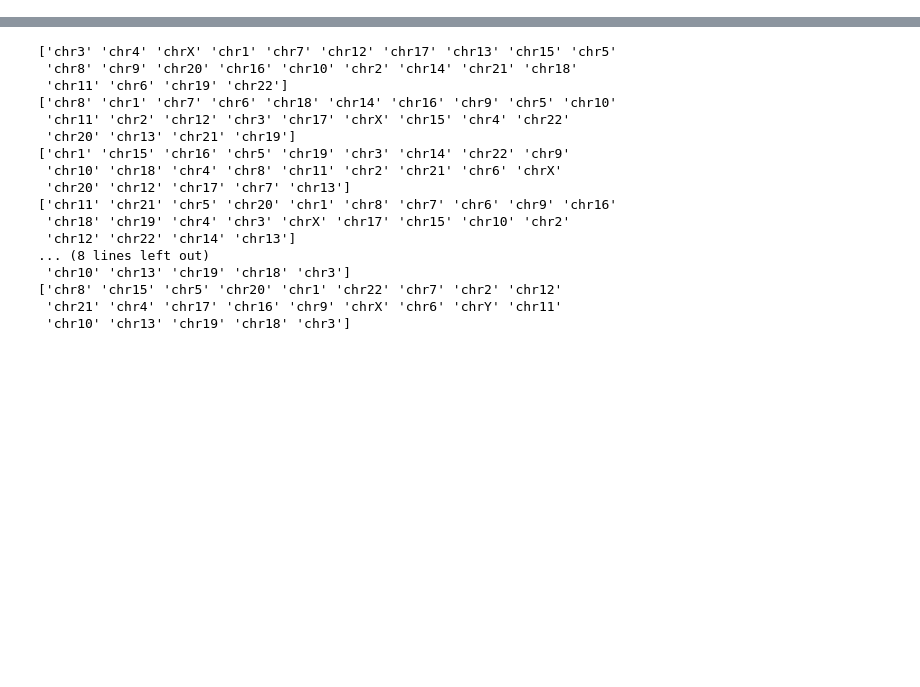
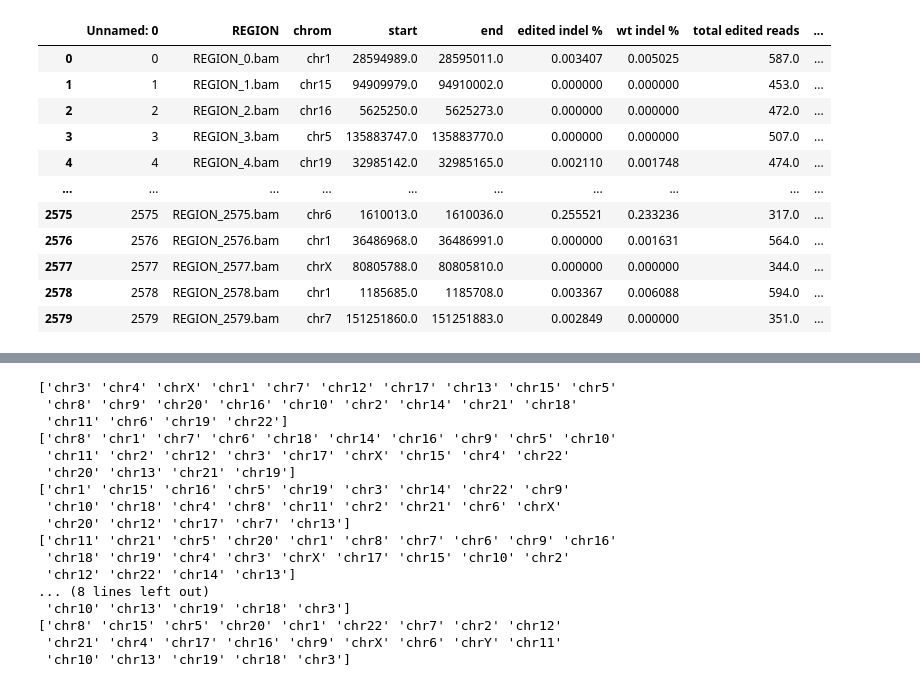
Before and after one commit to Clelland-Lab/C9orf72_Manuscript, a Jupyter notebook: WGS_Analysis/c9orf72_horizantal_plots_indels.ipynb, the cells around one changed output, grey strips where cells are left out. Saved outputs shown, nothing was run; the diff lists cells and outputs as text; code cells hidden in the pictures; blank space fills up the shorter version.

```diff
--- a/WGS_Analysis/c9orf72_horizantal_plots_indels.ipynb
+++ b/WGS_Analysis/c9orf72_horizantal_plots_indels.ipynb
@@ -126,3 +146,74 @@ REXC0_taylor_consensus_comparison_hg38.csv
 REXC1_taylor_consensus_comparison_hg38.csv
 dict_keys(['ALTC', 'ALT7', 'REXC', 'REX4'])
 dict_keys(['ALTC', 'ALT7', 'REXC', 'REX4'])
+# %%
+comp_dfs['ALTC'][0]
+
+#combine the graphs
+for condition in all_tsvs.keys():
+    print(comp_dfs[condition][0].columns)
+    comp_dfs_cof[condition][0]['total wt reads rep 2'] = comp_dfs_cof[condition][1]['total wt reads']
+    comp_dfs_cof[condition][0]['total edited reads rep 2'] = comp_dfs_cof[condition][1]['total edited reads']
+    comp_dfs_cof[condition][0]['edited reads with indels rep 2'] = comp_dfs_cof[condition][1]['edited reads with indels ']
+    comp_dfs_cof[condition][0]['wt reads with indels rep 2'] = comp_dfs_cof[condition][1]['wt reads with indels']
+    comp_dfs_cof[condition][0]['edited indel % rep2'] = comp_dfs_cof[condition][1]['edited indel %']
+    comp_dfs_cof[condition][0]['wt indel % rep2'] = comp_dfs_cof[condition][1]['wt indel %']
+
+    comp_dfs_cof[condition][0]['combined_edited_reads'] = comp_dfs_cof[condition][0]['total edited reads'] + comp_dfs_cof[condition][1]['total edited reads']
+    comp_dfs_cof[condition][0]['combined_wt_reads'] = comp_dfs_cof[condition][0]['total wt reads'] + comp_dfs_cof[condition][1]['total wt reads']
+    comp_dfs_cof[condition][0]['combined_edited_reads_w_indels'] = comp_dfs_cof[condition][0]['edited reads with indels '] + comp_dfs_cof[condition][1]['edited reads with indels ']
+    comp_dfs_cof[condition][0]['combined_wt_reads_w_indels'] = comp_dfs_cof[condition][0]['wt reads with indels'] + comp_dfs_cof[condition][1]['wt reads with indels']
+    comp_dfs_cof[condition][0]['combined edited indel %'] = comp_dfs_cof[condition][0]['combined_edited_reads_w_indels'] / comp_dfs_cof[condition][0]['combined_edited_reads']
+    comp_dfs_cof[condition][0]['combined wt indel %'] = comp_dfs_cof[condition][0]['combined_wt_reads_w_indels'] / comp_dfs_cof[condition][0]['combined_wt_reads']
+
+    for index, row in comp_dfs_cof[condition][0].iterrows():
+        region = row['REGION']
+        cont = pd.DataFrame([])
+        cont_indel = pd.DataFrame([])
+        cont['wt'] = [int(row['combined_wt_reads_w_indels']),
+                      int(row['combined_wt_reads']) - int(row['combined_wt_reads_w_indels'])]
+
+        cont['edited'] = [int(row['combined_edited_reads_w_indels']),
+                      int(row['combined_edited_reads']) - int(row['combined_edited_reads_w_indels'])]
+
+        cont['type'] = ['indel', 'no indel']
+        cont.set_index('type', inplace=True)
+        odds_ratio, p_value = stats.fisher_exact(cont)
+        comp_dfs_cof[condition][0].loc[comp_dfs_cof[condition][0]['REGION'] == region, 'combined indel p-value'] = p_value
+
+
+#recreating the p-value calculation now that we include all locations and stuff
+for condition in all_tsvs.keys():
+    print(comp_dfs[condition][0].columns)
+    comp_dfs[condition][0]['total wt reads rep 2'] = comp_dfs[condition][1]['total wt reads']
+    comp_dfs[condition][0]['total edited reads rep 2'] = comp_dfs[condition][1]['total edited reads']
+    comp_dfs[condition][0]['edited reads with indels rep 2'] = comp_dfs[condition][1]['edited reads with indels ']
+    comp_dfs[condition][0]['wt reads with indels rep 2'] = comp_dfs[condition][1]['wt reads with indels']
+    comp_dfs[condition][0]['edited indel % rep2'] = comp_dfs[condition][1]['edited indel %']
+
+
+    comp_dfs[condition][0]['combined_edited_reads'] = comp_dfs[condition][0]['total edited reads'] + comp_dfs[condition][1]['total edited reads']
+    comp_dfs[condition][0]['combined_wt_reads'] = comp_dfs[condition][0]['total wt reads'] + comp_dfs[condition][1]['total wt reads']
+    comp_dfs[condition][0]['combined_edited_reads_w_indels'] = comp_dfs[condition][0]['edited reads with indels '] + comp_dfs[condition][1]['edited reads with indels ']
+    comp_dfs[condition][0]['combined_wt_reads_w_indels'] = comp_dfs[condition][0]['wt reads with indels'] + comp_dfs[condition][1]['wt reads with indels']
+    comp_dfs[condition][0]['combined edited indel %'] = comp_dfs[condition][0]['combined_edited_reads_w_indels'] / comp_dfs[condition][0]['combined_edited_reads']
+    comp_dfs[condition][0]['combined wt indel %'] = comp_dfs[condition][0]['combined_wt_reads_w_indels'] / comp_dfs[condition][0]['combined_wt_reads']
+
+    #calculates the p-value for each of the rows
+    for index, row in comp_dfs[condition][0].iterrows():
+        region = row['REGION']
+        cont = pd.DataFrame([])
+        cont_indel = pd.DataFrame([])
+        cont['wt'] = [int(row['combined_wt_reads_w_indels']),
+                      int(row['combined_wt_reads']) - int(row['combined_wt_reads_w_indels'])]
+
+        cont['edited'] = [int(row['combined_edited_reads_w_indels']),
+                      int(row['combined_edited_reads']) - int(row['combined_edited_reads_w_indels'])]
+
+        cont['type'] = ['indel', 'no indel']
+        cont.set_index('type', inplace=True)
+        odds_ratio, p_value = stats.fisher_exact(cont)
+        comp_dfs[condition][0].loc[comp_dfs[condition][0]['REGION'] == region, 'combined indel p-value'] = p_value
+
+display(comp_dfs[condition][0])
+# %% [output]
@@ -128,0 +237,12 @@ dict_keys(['ALTC', 'ALT7', 'REXC', 'REX4'])
+|  | Unnamed: 0 | REGION | chrom | start | end | edited indel % | wt indel % | total edited reads | ... |
+| 0 | 0 | REGION_0.bam | chr1 | 28594989.0 | 28595011.0 | 0.003407 | 0.005025 | 587.0 | ... |
+| 1 | 1 | REGION_1.bam | chr15 | 94909979.0 | 94910002.0 | 0.000000 | 0.000000 | 453.0 | ... |
+| 2 | 2 | REGION_2.bam | chr16 | 5625250.0 | 5625273.0 | 0.000000 | 0.000000 | 472.0 | ... |
+| 3 | 3 | REGION_3.bam | chr5 | 135883747.0 | 135883770.0 | 0.000000 | 0.000000 | 507.0 | ... |
+| 4 | 4 | REGION_4.bam | chr19 | 32985142.0 | 32985165.0 | 0.002110 | 0.001748 | 474.0 | ... |
+| ... | ... | ... | ... | ... | ... | ... | ... | ... | ... |
+| 2575 | 2575 | REGION_2575.bam | chr6 | 1610013.0 | 1610036.0 | 0.255521 | 0.233236 | 317.0 | ... |
+| 2576 | 2576 | REGION_2576.bam | chr1 | 36486968.0 | 36486991.0 | 0.000000 | 0.001631 | 564.0 | ... |
+| 2577 | 2577 | REGION_2577.bam | chrX | 80805788.0 | 80805810.0 | 0.000000 | 0.000000 | 344.0 | ... |
+| 2578 | 2578 | REGION_2578.bam | chr1 | 1185685.0 | 1185708.0 | 0.003367 | 0.006088 | 594.0 | ... |
+| 2579 | 2579 | REGION_2579.bam | chr7 | 151251860.0 | 151251883.0 | 0.002849 | 0.000000 | 351.0 | ... |
```
Also changed, not shown: parts of 10 cells of this notebook.
